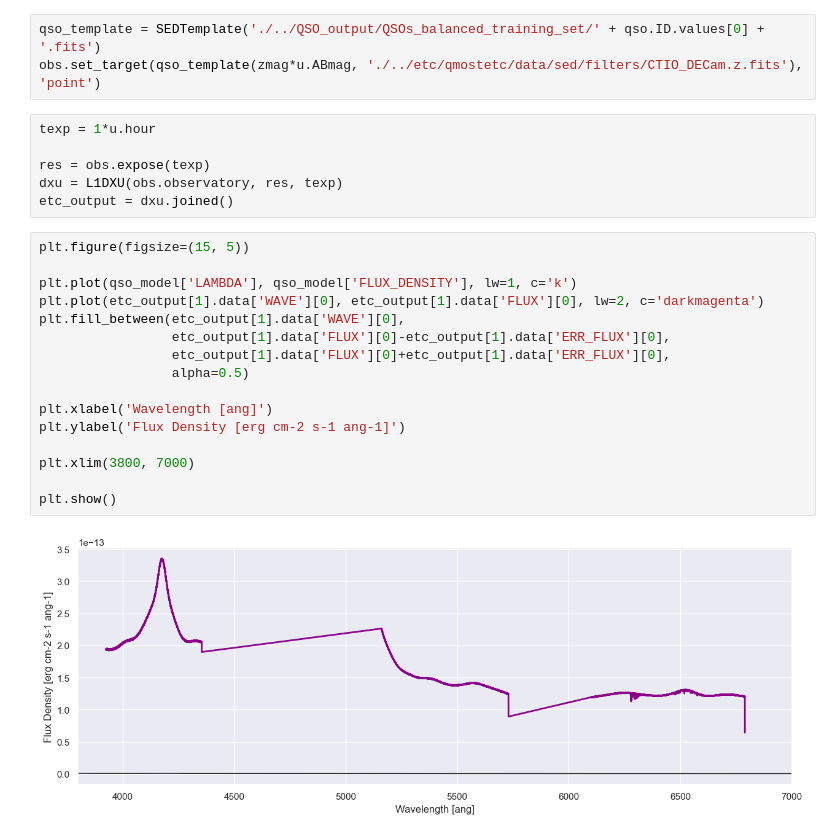
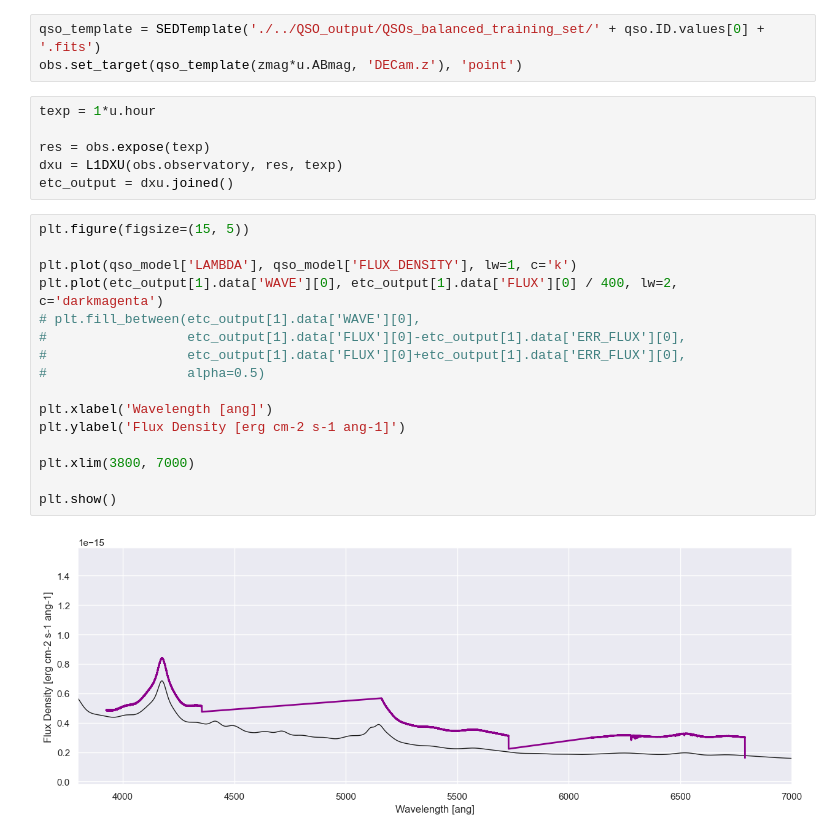
Before and after one commit to NicoGalvarino/simpaqs, a Jupyter notebook: reproduce_given_mag.ipynb, the cells around one changed output. Drawn from its saved outputs; the diff is of its cells as text.

```diff
--- a/reproduce_given_mag.ipynb
+++ b/reproduce_given_mag.ipynb
@@ -184,7 +184,7 @@ qmost = QMostObservatory('hrs')
 obs = qmost(airmass, seeing*u.arcsec, 'gray')
 # %%
 qso_template = SEDTemplate('./../QSO_output/QSOs_balanced_training_set/' + qso.ID.values[0] + '.fits')
-obs.set_target(qso_template(zmag*u.ABmag, './../etc/qmostetc/data/sed/filters/CTIO_DECam.z.fits'), 'point')
+obs.set_target(qso_template(zmag*u.ABmag, 'DECam.z'), 'point')
 # %%
 texp = 1*u.hour
 
@@ -194,18 +194,18 @@ etc_output = dxu.joined()
 # %%
 plt.figure(figsize=(15, 5))
 
 plt.plot(qso_model['LAMBDA'], qso_model['FLUX_DENSITY'], lw=1, c='k')
-plt.plot(etc_output[1].data['WAVE'][0], etc_output[1].data['FLUX'][0], lw=2, c='darkmagenta')
-plt.fill_between(etc_output[1].data['WAVE'][0],
-                 etc_output[1].data['FLUX'][0]-etc_output[1].data['ERR_FLUX'][0],
-                 etc_output[1].data['FLUX'][0]+etc_output[1].data['ERR_FLUX'][0],
-                 alpha=0.5)
+plt.plot(etc_output[1].data['WAVE'][0], etc_output[1].data['FLUX'][0] / 400, lw=2, c='darkmagenta')
+# plt.fill_between(etc_output[1].data['WAVE'][0],
+#                  etc_output[1].data['FLUX'][0]-etc_output[1].data['ERR_FLUX'][0],
+#                  etc_output[1].data['FLUX'][0]+etc_output[1].data['ERR_FLUX'][0],
+#                  alpha=0.5)
 
 plt.xlabel('Wavelength [ang]')
 plt.ylabel('Flux Density [erg cm-2 s-1 ang-1]')
 
 plt.xlim(3800, 7000)
 
 plt.show()
 # %% [output]
-[figure, old version]
+[figure, new version]
```
Also changed, not shown: parts of 3 cells of this notebook, 4 other files.
